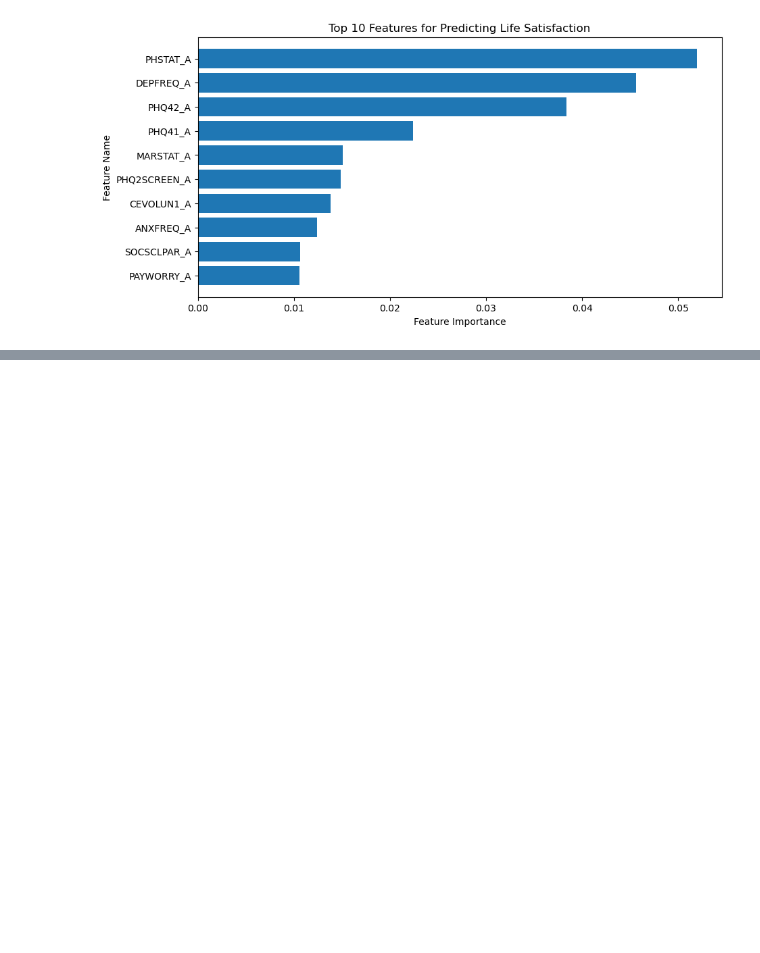
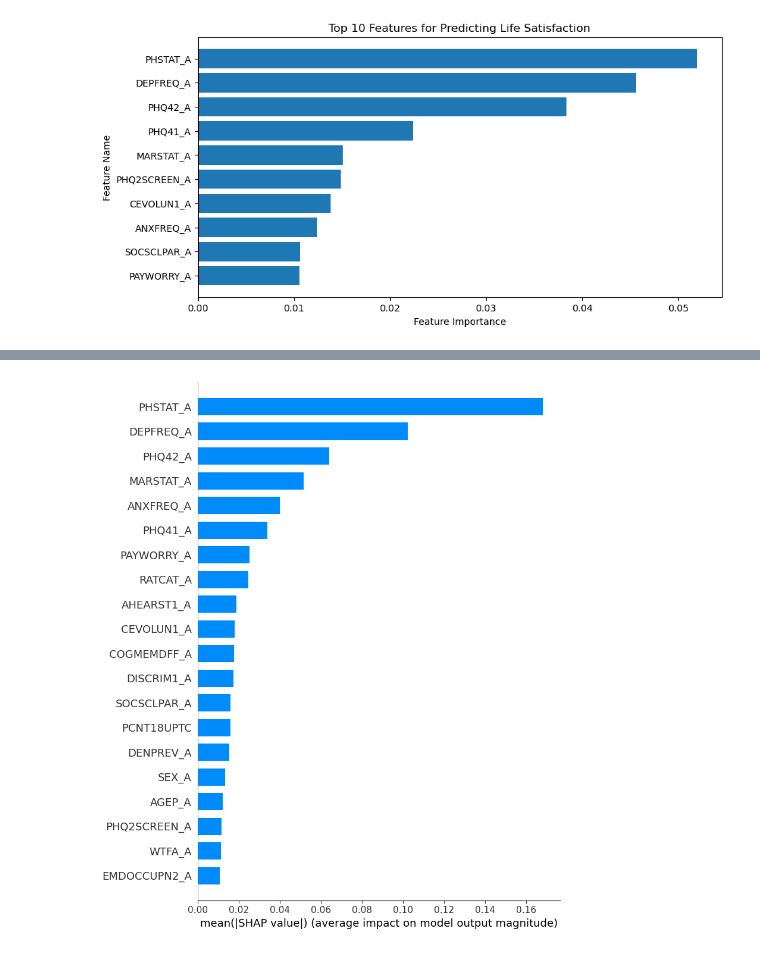
Before and after one commit to scarlson-sketch/NHIS_Predicting_Life_Satisfcation, a Jupyter notebook: Predicting_Life_Satisfaction.ipynb, the cells around one changed output, grey strips where cells are left out. Saved outputs shown, nothing was run; the diff lists cells and outputs as text; code cells hidden in the pictures; blank space fills up the shorter version.

```diff
--- a/Predicting_Life_Satisfaction.ipynb
+++ b/Predicting_Life_Satisfaction.ipynb
@@ -749,0 +713,26 @@ plt.show()
+# %%
+import joblib
+
+# Save SHAP values
+joblib.dump(shap_values, "shap_values.pkl")
+
+# Reload later without recomputing
+shap_values = joblib.load("shap_values.pkl")
+# %%
+import numpy as np
+import joblib
+import shap
+
+# Load SHAP values
+shap_values = joblib.load("shap_values.pkl")
+
+# Check type and shape
+print(f"SHAP Values Type: {type(shap_values)}")
+if hasattr(shap_values, "shape"):
+    print(f"SHAP Values Shape: {shap_values.shape}")
+
+# If it's an Explanation object, show a sample
+if isinstance(shap_values, shap.Explanation):
+    print(shap_values)
+elif isinstance(shap_values, np.ndarray):
+    print(f"SHAP array dimensions: {shap_values.shape}")  # Should match (n_samples, n_features)
@@ -749,0 +757,15 @@ plt.show()
+# %%
+import numpy as np
+import shap
+import matplotlib.pyplot as plt
+
+# Compute mean absolute SHAP values across all 4 classes
+shap_values_mean = np.mean(np.abs(shap_values.values), axis=2)  # Aggregate across classes
+
+# Now create a SHAP Explanation object with aggregated values
+shap_values_aggregated = shap.Explanation(values=shap_values_mean, base_values=None, data=X_train_selected)
+
+# Plot the feature importance summary
+shap.summary_plot(shap_values_aggregated, X_train_selected, plot_type="bar")
+# %% [output]
+[figure, added]
```
Also changed, not shown: parts of 7 cells of this notebook.
